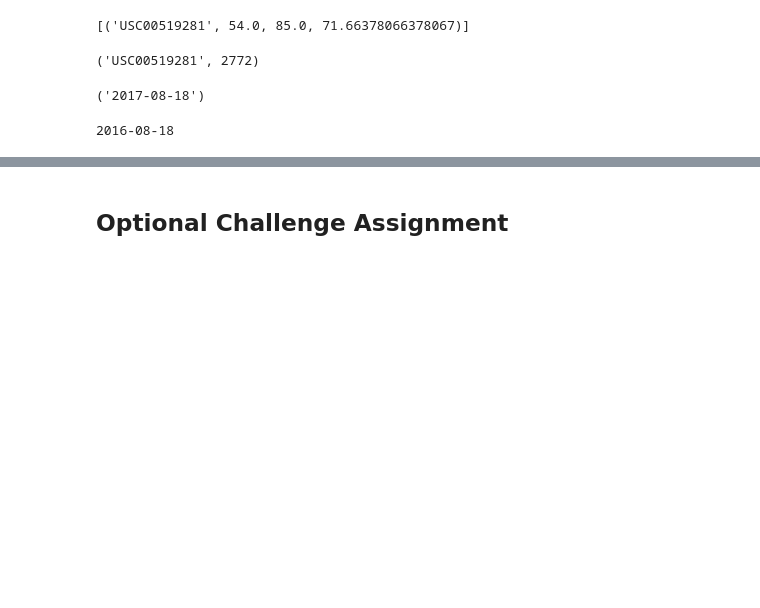
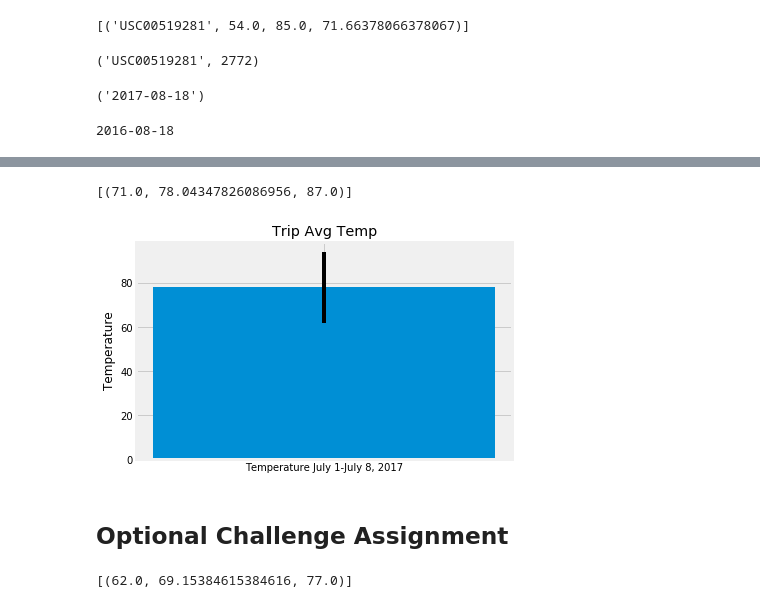
Before and after one commit to tamu94/sqlalchemy_surfsup, a Jupyter notebook: climate3.ipynb, the cells around one changed output, grey strips where cells are left out. Cells and saved outputs as stored; diff of their text form; code cells hidden in the pictures; blank space fills up the shorter version.

```diff
--- a/climate3.ipynb
+++ b/climate3.ipynb
@@ -202,11 +206,29 @@ print(calc_temps('2012-02-28', '2012-03-05'))
 # %%
 # Use your previous function `calc_temps` to calculate the tmin, tavg, and tmax
 # for your trip using the previous year's data for those same dates.
+# date of trip 2017-01-07 to 2017-08-07
+trip_ts = (calc_temps('2017-07-01','2017-07-08'))
+print(trip_ts)
+# %% [output]
+[(71.0, 78.04347826086956, 87.0)]
 # %%
 # Plot the results from your previous query as a bar chart.
 # Use "Trip Avg Temp" as your Title
 # Use the average temperature for the y value
 # Use the peak-to-peak (tmax-tmin) value as the y error bar (yerr)
+trip_ts = trip_ts[0]
+tmin = trip_ts[0]
+tmax = trip_ts[2]
+tavg = trip_ts[1]
+yerr = tmax-tmin
+# %%
+plt.bar(x = "Temperature July 1-July 8, 2017", height=tavg, yerr = yerr)
+plt.ylabel('Temperature')
+plt.title('Trip Avg Temp')
+
+plt.show()
+# %% [output]
+[figure, added]
 # %%
 # Calculate the total amount of rainfall per weather station for your trip dates using the previous year's matching dates.
 # Sort this in descending order by precipitation amount and list the station, name, latitude, longitude, and elevation
@@ -231,6 +253,8 @@ def daily_normals(date):
     return session.query(*sel).filter(func.strftime("%m-%d", Measurement.date) == date).all()
 
 daily_normals("01-01")
+# %% [output]
+[(62.0, 69.15384615384616, 77.0)]
 # %%
 # calculate the daily normals for your trip
 # push each tuple of calculations into a list called `normals`
```
Also changed, not shown: parts of 5 cells of this notebook.
